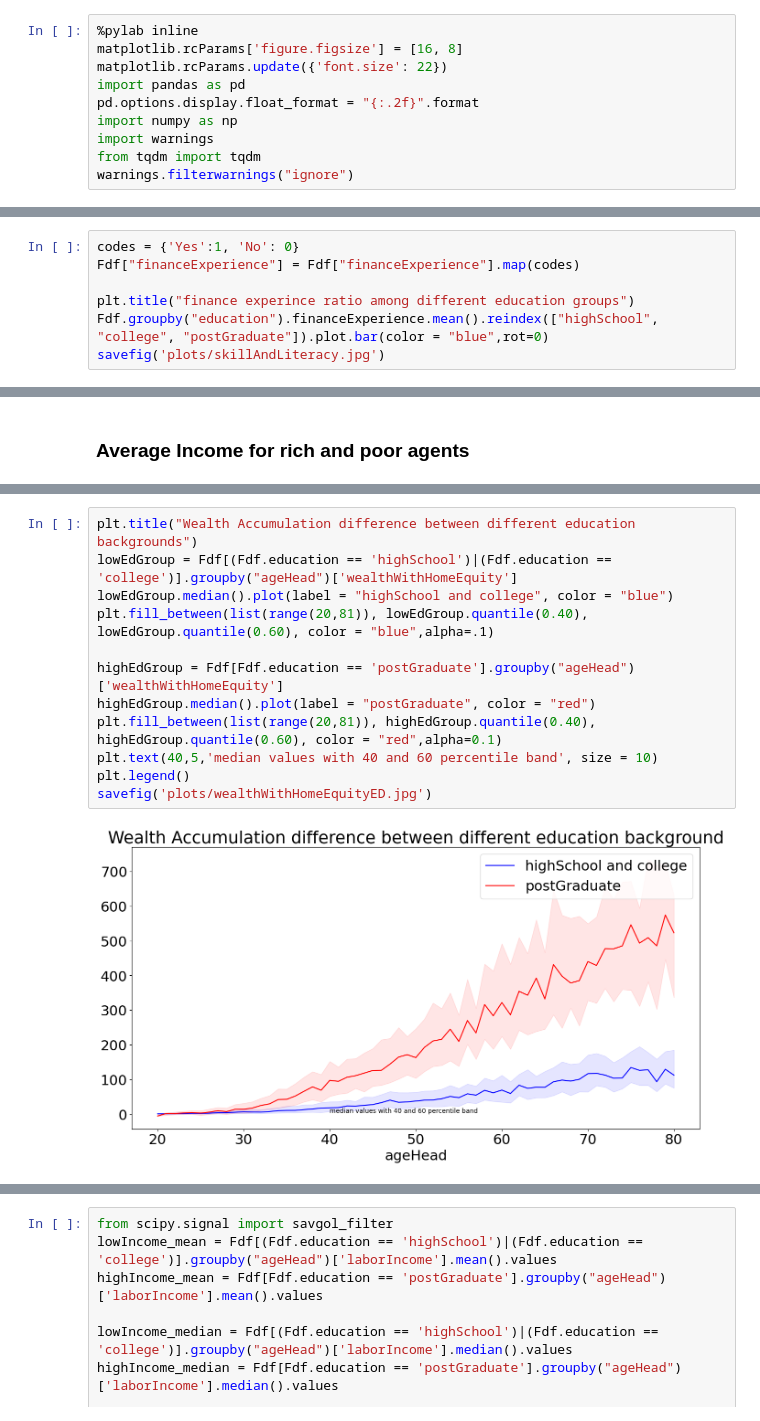
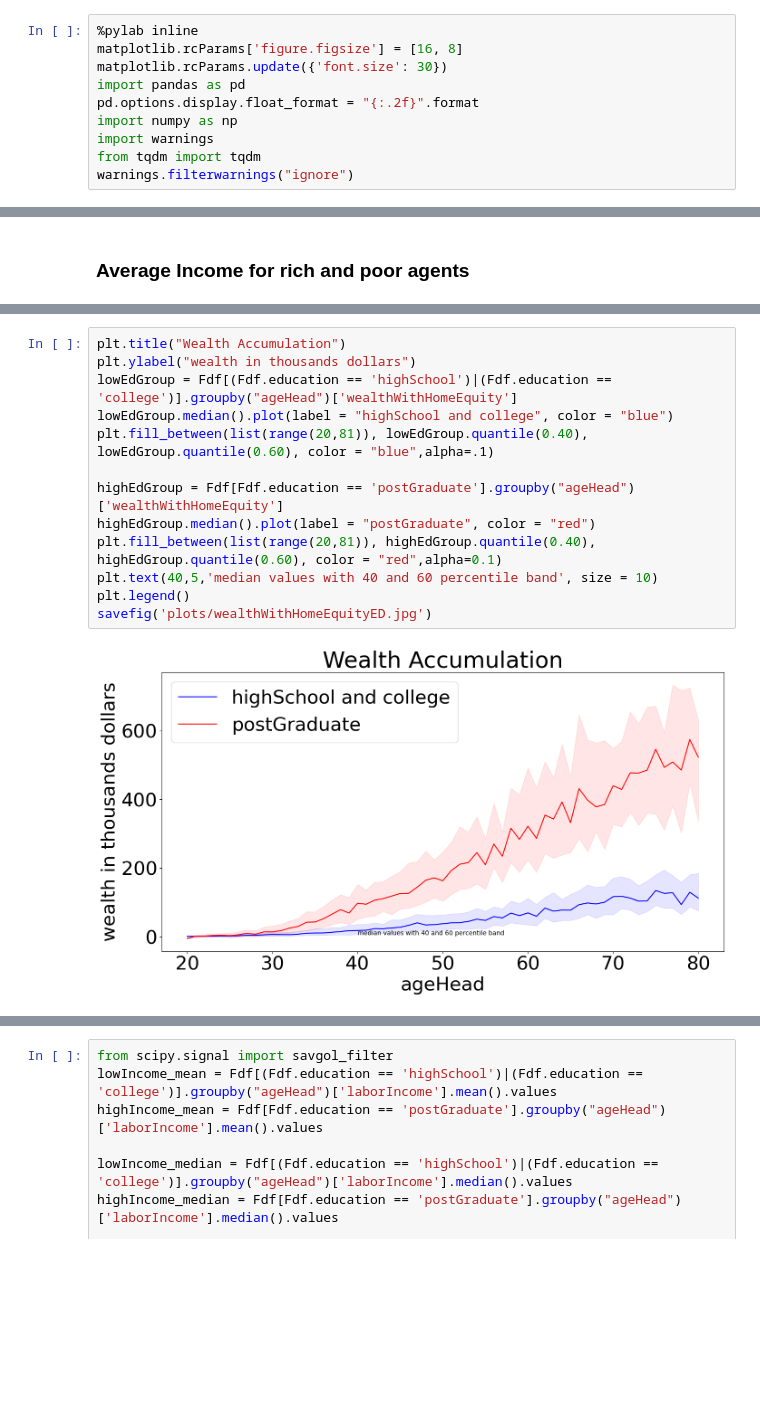
Before and after one commit to dongxulee/lifeCycleP, a Jupyter notebook: family/Household.ipynb, the cells around one changed output, grey strips where cells are left out. Drawn from its saved outputs; the diff is of its cells as text; blank space fills up the shorter version.

```diff
--- a/family/Household.ipynb
+++ b/family/Household.ipynb
@@ -1,7 +1,7 @@
 # %%
 %pylab inline
 matplotlib.rcParams['figure.figsize'] = [16, 8]
-matplotlib.rcParams.update({'font.size': 22})
+matplotlib.rcParams.update({'font.size': 30})
 import pandas as pd
 pd.options.display.float_format = "{:.2f}".format
 import numpy as np
@@ -67,7 +66,0 @@ savefig('plots/year.jpg')
-# %%
-codes = {'Yes':1, 'No': 0}
-Fdf["financeExperience"] = Fdf["financeExperience"].map(codes)
-
-plt.title("finance experince ratio among different education groups")
-Fdf.groupby("education").financeExperience.mean().reindex(["highSchool", "college", "postGraduate"]).plot.bar(color = "blue",rot=0)
-savefig('plots/skillAndLiteracy.jpg')
@@ -92,15 +75,16 @@ savefig('plots/financialLiterateED.jpg')
 # %%
-plt.title("Wealth Accumulation difference between different education backgrounds")
+plt.title("Wealth Accumulation")
+plt.ylabel("wealth in thousands dollars")
 lowEdGroup = Fdf[(Fdf.education == 'highSchool')|(Fdf.education == 'college')].groupby("ageHead")['wealthWithHomeEquity']
 lowEdGroup.median().plot(label = "highSchool and college", color = "blue")
 plt.fill_between(list(range(20,81)), lowEdGroup.quantile(0.40), lowEdGroup.quantile(0.60), color = "blue",alpha=.1)
 
 highEdGroup = Fdf[Fdf.education == 'postGraduate'].groupby("ageHead")['wealthWithHomeEquity']
 highEdGroup.median().plot(label = "postGraduate", color = "red")
 plt.fill_between(list(range(20,81)), highEdGroup.quantile(0.40), highEdGroup.quantile(0.60), color = "red",alpha=0.1)
 plt.text(40,5,'median values with 40 and 60 percentile band', size = 10)
 plt.legend()
 savefig('plots/wealthWithHomeEquityED.jpg')
 # %% [output]
-[figure, old version]
+[figure, new version]
 # %%
```
Also changed, not shown: parts of 20 cells of this notebook, 25 other files.
